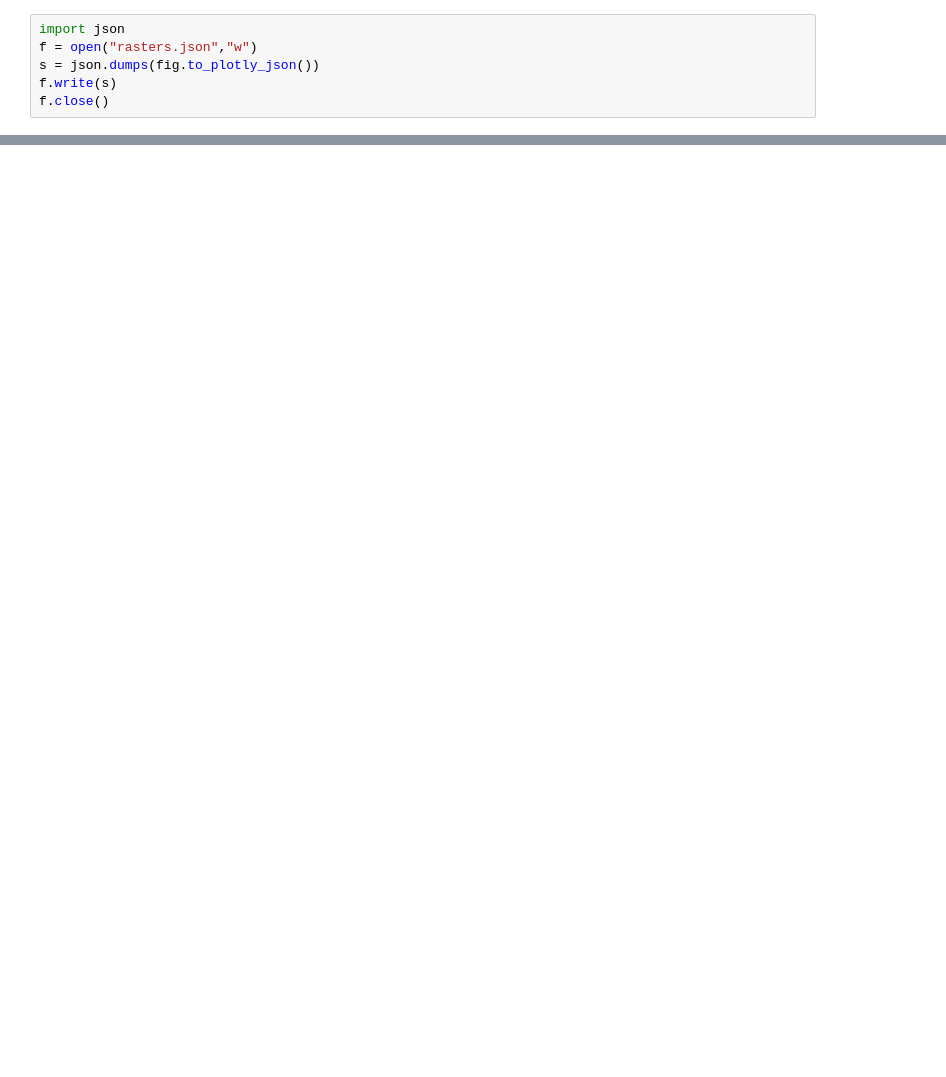
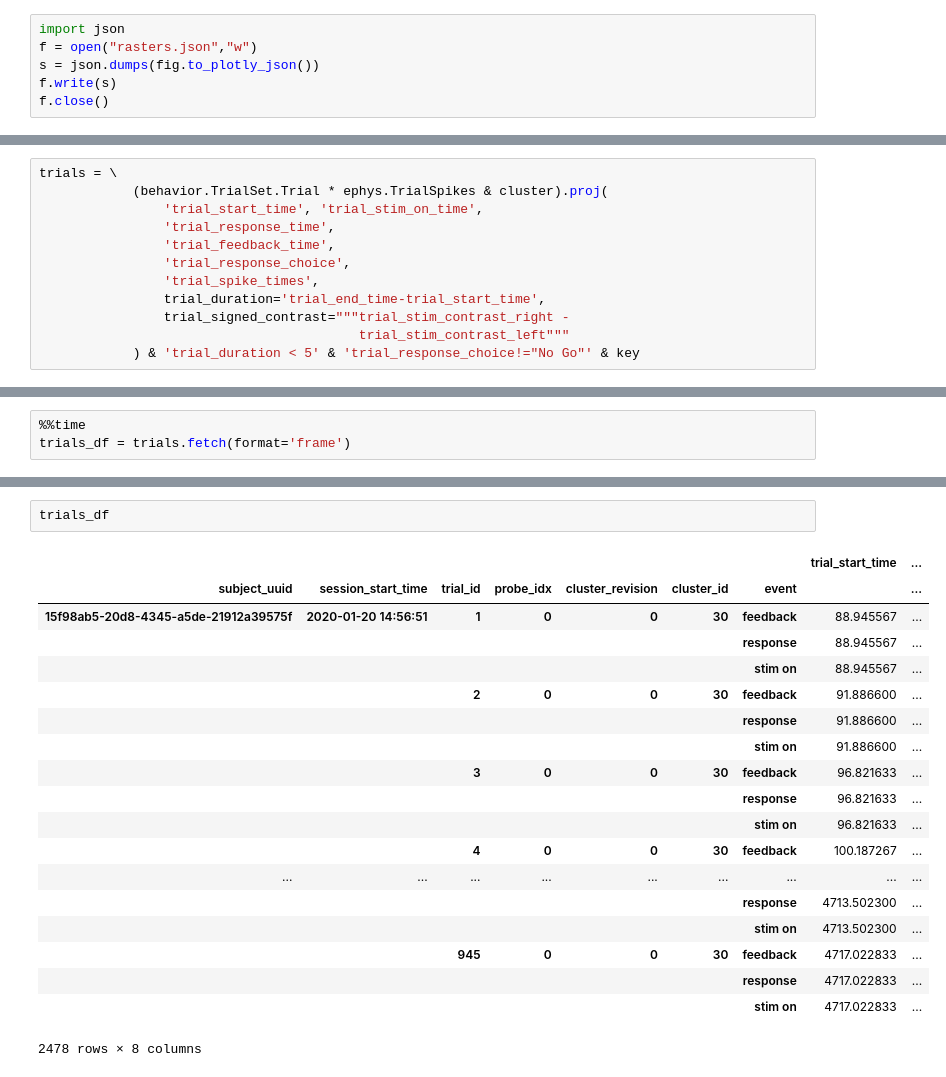
Before and after one commit to int-brain-lab/IBL-pipeline, a Jupyter notebook: notebooks/notebooks_plotting/Rasters.ipynb, the cells around one changed output, grey strips where cells are left out. Drawn from its saved outputs; the diff is of its cells as text; blank space fills up the shorter version.

```diff
--- a/notebooks/notebooks_plotting/Rasters.ipynb
+++ b/notebooks/notebooks_plotting/Rasters.ipynb
@@ -333,0 +401,12 @@ f.close()
+# %%
+trials = \
+            (behavior.TrialSet.Trial * ephys.TrialSpikes & cluster).proj(
+                'trial_start_time', 'trial_stim_on_time',
+                'trial_response_time',
+                'trial_feedback_time',
+                'trial_response_choice',
+                'trial_spike_times',
+                trial_duration='trial_end_time-trial_start_time',
+                trial_signed_contrast="""trial_stim_contrast_right -
+                                         trial_stim_contrast_left"""
+            ) & 'trial_duration < 5' & 'trial_response_choice!="No Go"' & key
@@ -333,0 +415,3 @@ f.close()
+# %%
+%%time
+trials_df = trials.fetch(format='frame')
@@ -333,0 +421,22 @@ f.close()
+# %%
+trials_df
+# %% [output]
+|  |  |  |  |  |  |  | trial_start_time | ... |
+| subject_uuid | session_start_time | trial_id | probe_idx | cluster_revision | cluster_id | event |  | ... |
+| 15f98ab5-20d8-4345-a5de-21912a39575f | 2020-01-20 14:56:51 | 1 | 0 | 0 | 30 | feedback | 88.945567 | ... |
+|  |  |  |  |  |  | response | 88.945567 | ... |
+|  |  |  |  |  |  | stim on | 88.945567 | ... |
+|  |  | 2 | 0 | 0 | 30 | feedback | 91.886600 | ... |
+|  |  |  |  |  |  | response | 91.886600 | ... |
+|  |  |  |  |  |  | stim on | 91.886600 | ... |
+|  |  | 3 | 0 | 0 | 30 | feedback | 96.821633 | ... |
+|  |  |  |  |  |  | response | 96.821633 | ... |
+|  |  |  |  |  |  | stim on | 96.821633 | ... |
+|  |  | 4 | 0 | 0 | 30 | feedback | 100.187267 | ... |
+| ... | ... | ... | ... | ... | ... | ... | ... | ... |
+|  |  |  |  |  |  | response | 4713.502300 | ... |
+|  |  |  |  |  |  | stim on | 4713.502300 | ... |
+|  |  | 945 | 0 | 0 | 30 | feedback | 4717.022833 | ... |
+|  |  |  |  |  |  | response | 4717.022833 | ... |
+|  |  |  |  |  |  | stim on | 4717.022833 | ... |
+2478 rows × 8 columns
```
Also changed, not shown: parts of 13 cells of this notebook, 3 other files.
